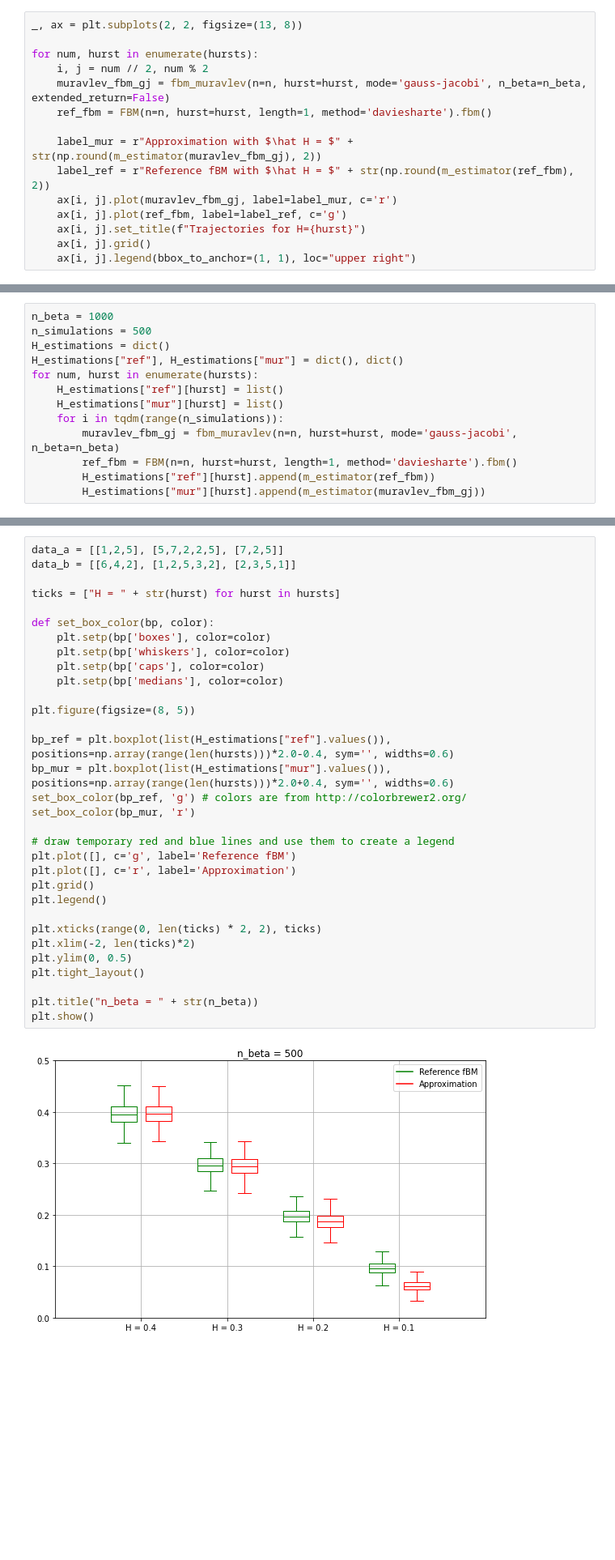
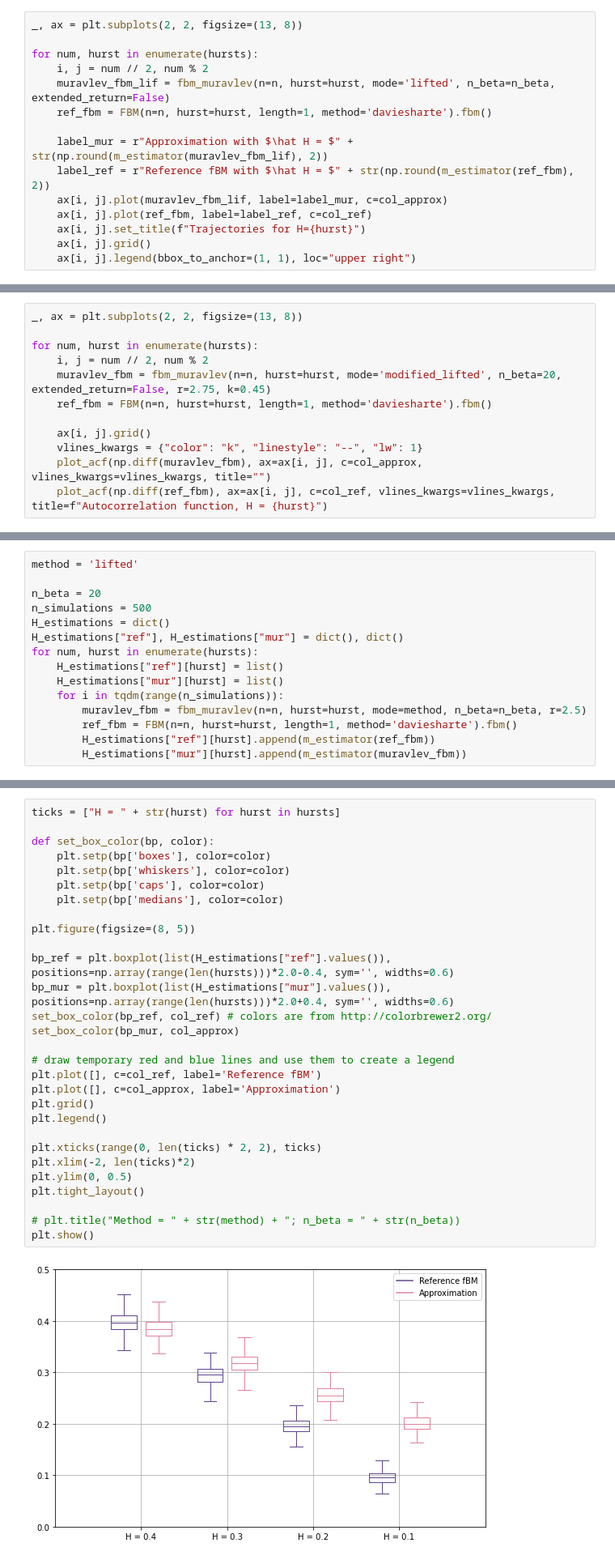
Before and after one commit to MrG1raffe/RoughModels, a Jupyter notebook: src/muravlev_modification.ipynb, the cells around one changed output, grey strips where cells are left out. Shown at 81% size. Saved outputs shown, nothing was run; the diff lists cells and outputs as text; blank space fills up the shorter version.

```diff
--- a/src/muravlev_modification.ipynb
+++ b/src/muravlev_modification.ipynb
@@ -189,13 +205,13 @@ _, ax = plt.subplots(2, 2, figsize=(13, 8))
 
 for num, hurst in enumerate(hursts):
     i, j = num // 2, num % 2
-    muravlev_fbm_gj = fbm_muravlev(n=n, hurst=hurst, mode='gauss-jacobi', n_beta=n_beta, extended_return=False)
+    muravlev_fbm_lif = fbm_muravlev(n=n, hurst=hurst, mode='lifted', n_beta=n_beta, extended_return=False)
     ref_fbm = FBM(n=n, hurst=hurst, length=1, method='daviesharte').fbm()
 
-    label_mur = r"Approximation with $\hat H = $" + str(np.round(m_estimator(muravlev_fbm_gj), 2))
+    label_mur = r"Approximation with $\hat H = $" + str(np.round(m_estimator(muravlev_fbm_lif), 2))
     label_ref = r"Reference fBM with $\hat H = $" + str(np.round(m_estimator(ref_fbm), 2))
-    ax[i, j].plot(muravlev_fbm_gj, label=label_mur, c='r')
-    ax[i, j].plot(ref_fbm, label=label_ref, c='g')
+    ax[i, j].plot(muravlev_fbm_lif, label=label_mur, c=col_approx)
+    ax[i, j].plot(ref_fbm, label=label_ref, c=col_ref)
     ax[i, j].set_title(f"Trajectories for H={hurst}")
     ax[i, j].grid()
     ax[i, j].legend(bbox_to_anchor=(1, 1), loc="upper right")
@@ -203,0 +240,12 @@ for num, hurst in enumerate(hursts):
+# %%
+_, ax = plt.subplots(2, 2, figsize=(13, 8))
+
+for num, hurst in enumerate(hursts):
+    i, j = num // 2, num % 2
+    muravlev_fbm = fbm_muravlev(n=n, hurst=hurst, mode='modified_lifted', n_beta=20, extended_return=False, r=2.75, k=0.45)
+    ref_fbm = FBM(n=n, hurst=hurst, length=1, method='daviesharte').fbm()
+
+    ax[i, j].grid()
+    vlines_kwargs = {"color": "k", "linestyle": "--", "lw": 1}
+    plot_acf(np.diff(muravlev_fbm), ax=ax[i, j], c=col_approx, vlines_kwargs=vlines_kwargs, title="")
+    plot_acf(np.diff(ref_fbm), ax=ax[i, j], c=col_ref, vlines_kwargs=vlines_kwargs, title=f"Autocorrelation function, H = {hurst}")
@@ -204,5 +254,7 @@ for num, hurst in enumerate(hursts):
 # %%
-n_beta = 1000
+method = 'lifted'
+
+n_beta = 20
 n_simulations = 500
 H_estimations = dict()
 H_estimations["ref"], H_estimations["mur"] = dict(), dict()
@@ -210,7 +262,7 @@ for num, hurst in enumerate(hursts):
     H_estimations["ref"][hurst] = list()
     H_estimations["mur"][hurst] = list()
     for i in tqdm(range(n_simulations)):
-        muravlev_fbm_gj = fbm_muravlev(n=n, hurst=hurst, mode='gauss-jacobi', n_beta=n_beta)
+        muravlev_fbm = fbm_muravlev(n=n, hurst=hurst, mode=method, n_beta=n_beta, r=2.5)
         ref_fbm = FBM(n=n, hurst=hurst, length=1, method='daviesharte').fbm()
         H_estimations["ref"][hurst].append(m_estimator(ref_fbm))
-        H_estimations["mur"][hurst].append(m_estimator(muravlev_fbm_gj))
+        H_estimations["mur"][hurst].append(m_estimator(muravlev_fbm))
@@ -222,34 +269,31 @@ with open(f'H_data_n_beta={n_beta}.json', 'w') as outfile:
 # %%
-data_a = [[1,2,5], [5,7,2,2,5], [7,2,5]]
-data_b = [[6,4,2], [1,2,5,3,2], [2,3,5,1]]
-
 ticks = ["H = " + str(hurst) for hurst in hursts]
 
 def set_box_color(bp, color):
     plt.setp(bp['boxes'], color=color)
     plt.setp(bp['whiskers'], color=color)
     plt.setp(bp['caps'], color=color)
     plt.setp(bp['medians'], color=color)
 
 plt.figure(figsize=(8, 5))
 
 bp_ref = plt.boxplot(list(H_estimations["ref"].values()), positions=np.array(range(len(hursts)))*2.0-0.4, sym='', widths=0.6)
 bp_mur = plt.boxplot(list(H_estimations["mur"].values()), positions=np.array(range(len(hursts)))*2.0+0.4, sym='', widths=0.6)
-set_box_color(bp_ref, 'g') # colors are from http://colorbrewer2.org/
-set_box_color(bp_mur, 'r')
+set_box_color(bp_ref, col_ref) # colors are from http://colorbrewer2.org/
+set_box_color(bp_mur, col_approx)
 
 # draw temporary red and blue lines and use them to create a legend
-plt.plot([], c='g', label='Reference fBM')
-plt.plot([], c='r', label='Approximation')
+plt.plot([], c=col_ref, label='Reference fBM')
+plt.plot([], c=col_approx, label='Approximation')
 plt.grid()
 plt.legend()
 
 plt.xticks(range(0, len(ticks) * 2, 2), ticks)
 plt.xlim(-2, len(ticks)*2)
 plt.ylim(0, 0.5)
 plt.tight_layout()
 
-plt.title("n_beta = " + str(n_beta))
+# plt.title("Method = " + str(method) + "; n_beta = " + str(n_beta))
 plt.show()
 # %% [output]
-[figure, old version]
+[figure, new version]
```
Also changed, not shown: parts of 16 cells of this notebook, 13 other files.
